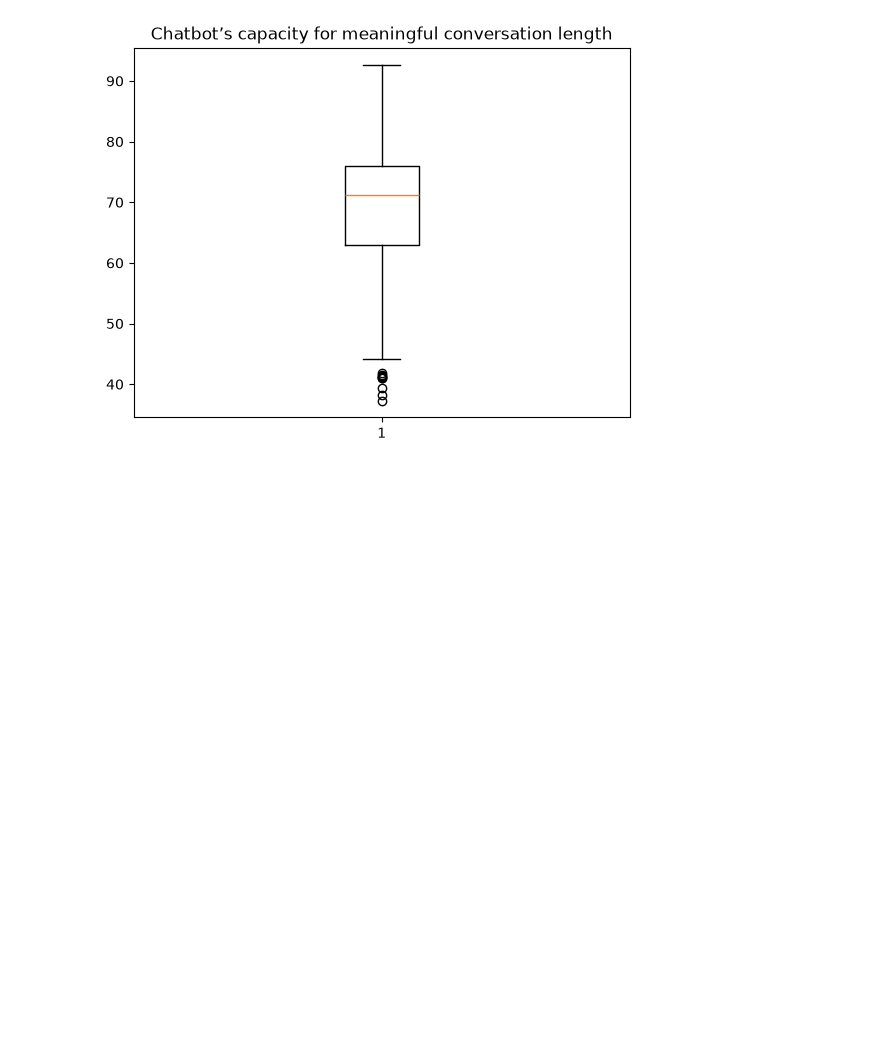
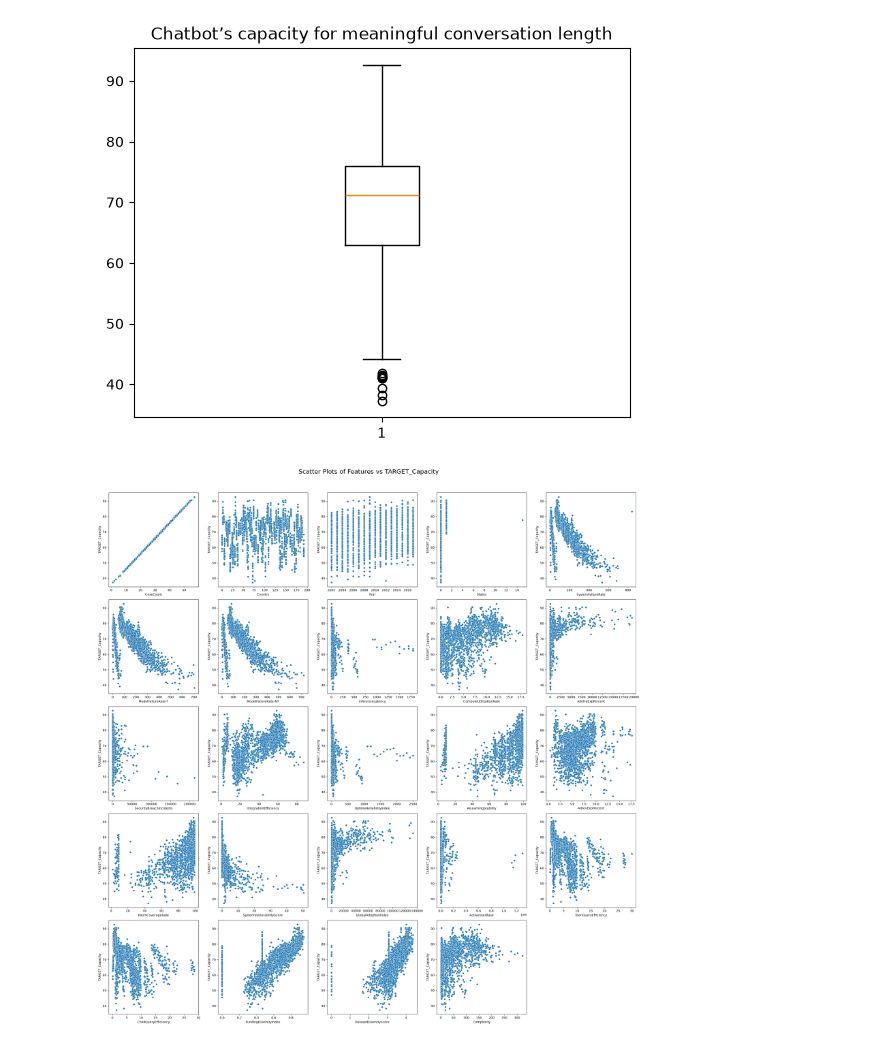
Before and after one commit to khangronky/cosc2753-assignment-1-2026b, a Jupyter notebook: notebook.ipynb, the cells around one changed output. Cells and saved outputs as stored; diff of their text form; code cells hidden in the pictures; blank space fills up the shorter version.

```diff
--- a/notebook.ipynb
+++ b/notebook.ipynb
@@ -95,4 +143,26 @@ plt.title('Chatbot’s capacity for meaningful conversation length')
 plt.show()
 # %% [output]
 [figure]
+# %%
+target = "TARGET_Capacity"
+features = [col for col in chatbotData.select_dtypes(include="number").columns if col != target]
+
+n = len(features)
+cols = 5
+rows = math.ceil(n / cols)
+
+fig, axes = plt.subplots(rows, cols, figsize=(25,25))
+axes = axes.flatten()
+
+for i, feature in enumerate(features):
+    sns.scatterplot(data=chatbotData, x=feature, y=target, ax=axes[i])
+
+for j in range(i + 1, len(axes)):
+    fig.delaxes(axes[j])
+
+fig.suptitle("Scatter Plots of Features vs TARGET_Capacity", y=1.02, fontsize=20)
+plt.tight_layout()
+plt.show()
+# %% [output]
+[figure, added]
 # %%
```
Also changed, not shown: parts of 11 cells of this notebook.
